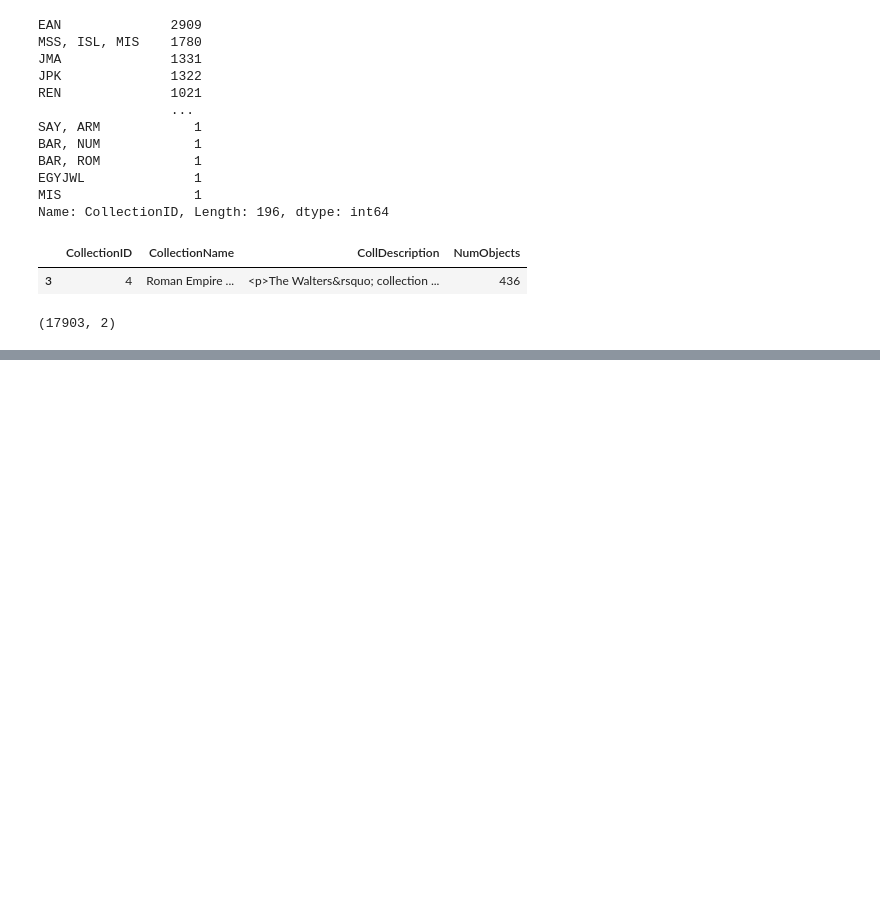
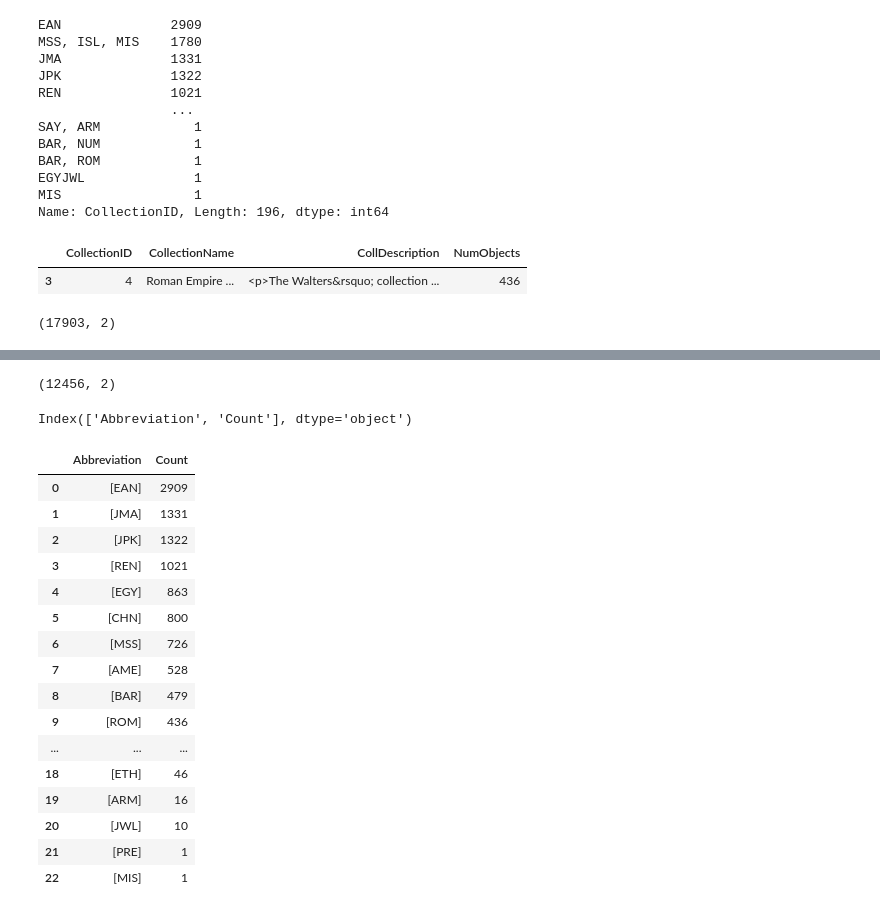
Before and after one commit to elkoko22/Algorithm-Design-on-the-Walters-Art-Museum, a Jupyter notebook: datapreprocessing.ipynb, the cells around one changed output, grey strips where cells are left out. Cells and saved outputs as stored; diff of their text form; code cells hidden in the pictures; blank space fills up the shorter version.

```diff
--- a/datapreprocessing.ipynb
+++ b/datapreprocessing.ipynb
@@ -177,0 +180,3 @@ museum_artwork_collection.shape
+# %%
+modified_artwork_collection = museum_artwork_collection.copy()
+original_artwork_collection = museum_artwork_collection.copy()
@@ -177,0 +187,4 @@ museum_artwork_collection.shape
+# %%
+# The number of abbreviations has to be mapped against the original values
+original_artwork_collection['CollectionID'] = original_artwork_collection['CollectionID'].apply(lambda x: re.findall("[A-Z]{3}", x))
+original_artwork_collection.head()
@@ -177,0 +214,31 @@ museum_artwork_collection.shape
+# %%
+abbreviation_artwork_collection = original_artwork_collection.loc[original_artwork_collection['CollectionID'].map(len) == 1]
+abbreviation_artwork_collection.shape
+# %% [output]
+(12456, 2)
+# %%
+abbreviations_count = pd.DataFrame(abbreviation_artwork_collection.CollectionID.value_counts().reset_index().values, columns=['Abbreviation', 'Count'])
+abbreviations_count.columns
+# %% [output]
+Index(['Abbreviation', 'Count'], dtype='object')
+# %%
+abbreviations_count['Count'] = abbreviations_count['Count'].apply(lambda x: int(x))
+abbreviations_count
+# %% [output]
+|  | Abbreviation | Count |
+| 0 | [EAN] | 2909 |
+| 1 | [JMA] | 1331 |
+| 2 | [JPK] | 1322 |
+| 3 | [REN] | 1021 |
+| 4 | [EGY] | 863 |
+| 5 | [CHN] | 800 |
+| 6 | [MSS] | 726 |
+| 7 | [AME] | 528 |
+| 8 | [BAR] | 479 |
+| 9 | [ROM] | 436 |
+| ... | ... | ... |
+| 18 | [ETH] | 46 |
+| 19 | [ARM] | 16 |
+| 20 | [JWL] | 10 |
+| 21 | [PRE] | 1 |
+| 22 | [MIS] | 1 |
```
Also changed, not shown: parts of 11 cells of this notebook.
